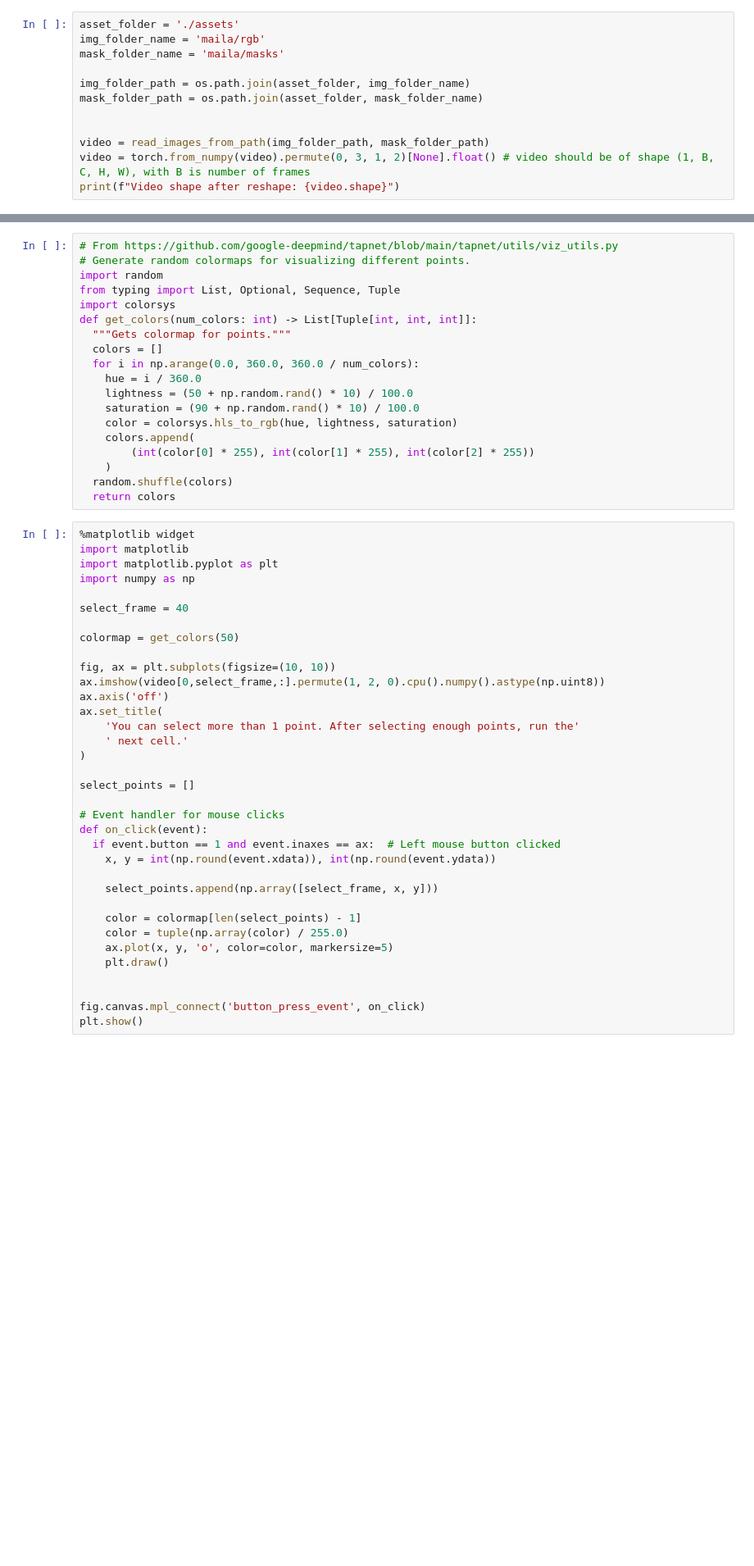
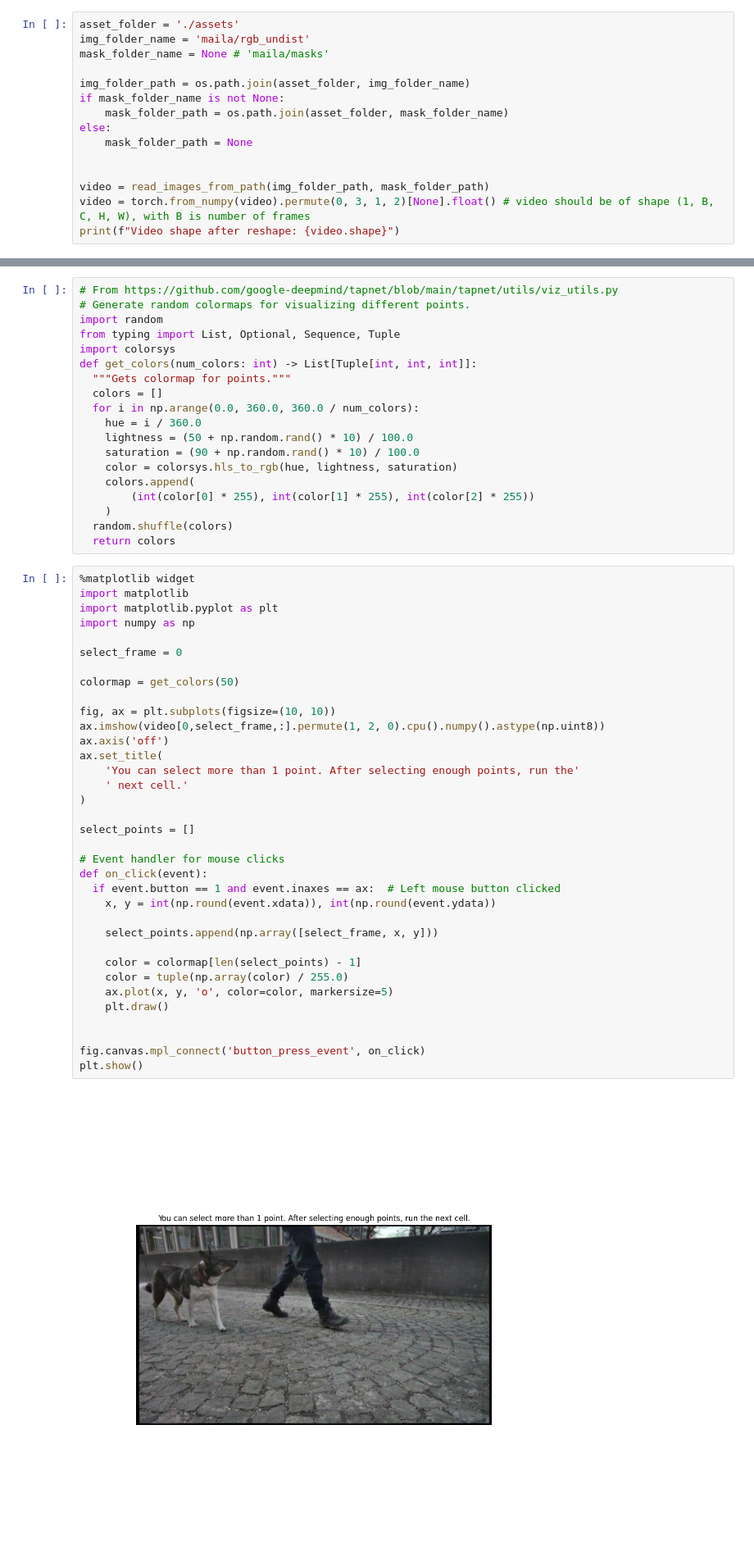
Before and after one commit to OliEfr/co-tracker, a Jupyter notebook: notebooks/demo minimal.ipynb, the cells around one changed output, grey strips where cells are left out. Shown at 82% size. Saved outputs shown, nothing was run; the diff lists cells and outputs as text; blank space fills up the shorter version.

```diff
--- a/notebooks/demo minimal.ipynb
+++ b/notebooks/demo minimal.ipynb
@@ -34,11 +36,14 @@ def show_video(video_path):
 Read a video
 # %%
 asset_folder = './assets'
-img_folder_name = 'maila/rgb'
-mask_folder_name = 'maila/masks'
+img_folder_name = 'maila/rgb_undist'
+mask_folder_name = None # 'maila/masks'
 
 img_folder_path = os.path.join(asset_folder, img_folder_name)
-mask_folder_path = os.path.join(asset_folder, mask_folder_name)
+if mask_folder_name is not None:
+    mask_folder_path = os.path.join(asset_folder, mask_folder_name)
+else:
+    mask_folder_path = None
 
 
 video = read_images_from_path(img_folder_path, mask_folder_path)
@@ -115,35 +127,37 @@ import matplotlib
 import matplotlib.pyplot as plt
 import numpy as np
 
-select_frame = 40
+select_frame = 0
 
 colormap = get_colors(50)
 
 fig, ax = plt.subplots(figsize=(10, 10))
 ax.imshow(video[0,select_frame,:].permute(1, 2, 0).cpu().numpy().astype(np.uint8))
 ax.axis('off')
 ax.set_title(
     'You can select more than 1 point. After selecting enough points, run the'
     ' next cell.'
 )
 
 select_points = []
 
 # Event handler for mouse clicks
 def on_click(event):
   if event.button == 1 and event.inaxes == ax:  # Left mouse button clicked
     x, y = int(np.round(event.xdata)), int(np.round(event.ydata))
 
     select_points.append(np.array([select_frame, x, y]))
 
     color = colormap[len(select_points) - 1]
     color = tuple(np.array(color) / 255.0)
     ax.plot(x, y, 'o', color=color, markersize=5)
     plt.draw()
 
 
 fig.canvas.mpl_connect('button_press_event', on_click)
 plt.show()
+# %% [output]
+[figure, added]
 # %%
 queries = torch.tensor(select_points, dtype=torch.float32)
 if torch.cuda.is_available():
```
Also changed, not shown: parts of 8 cells of this notebook.
